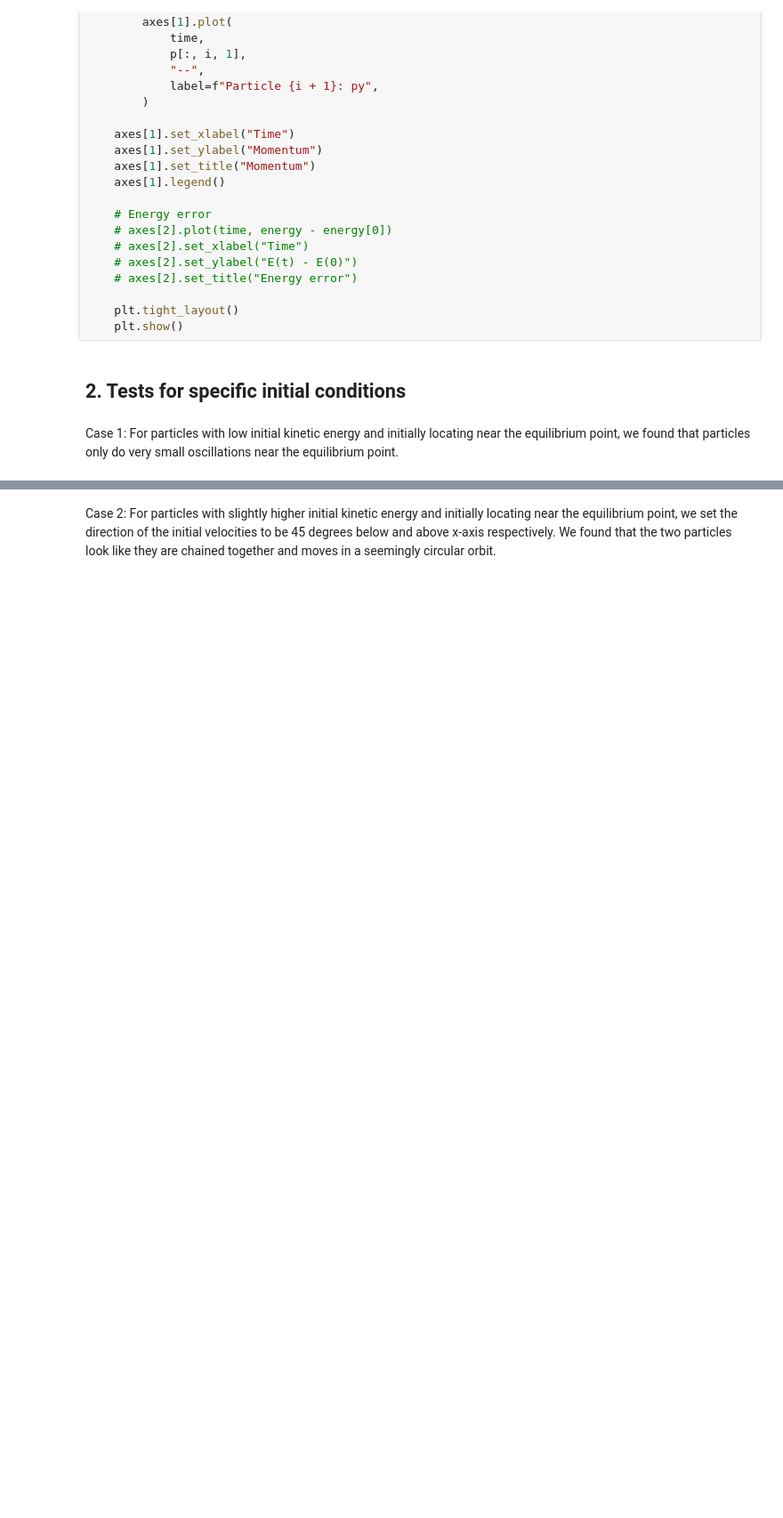
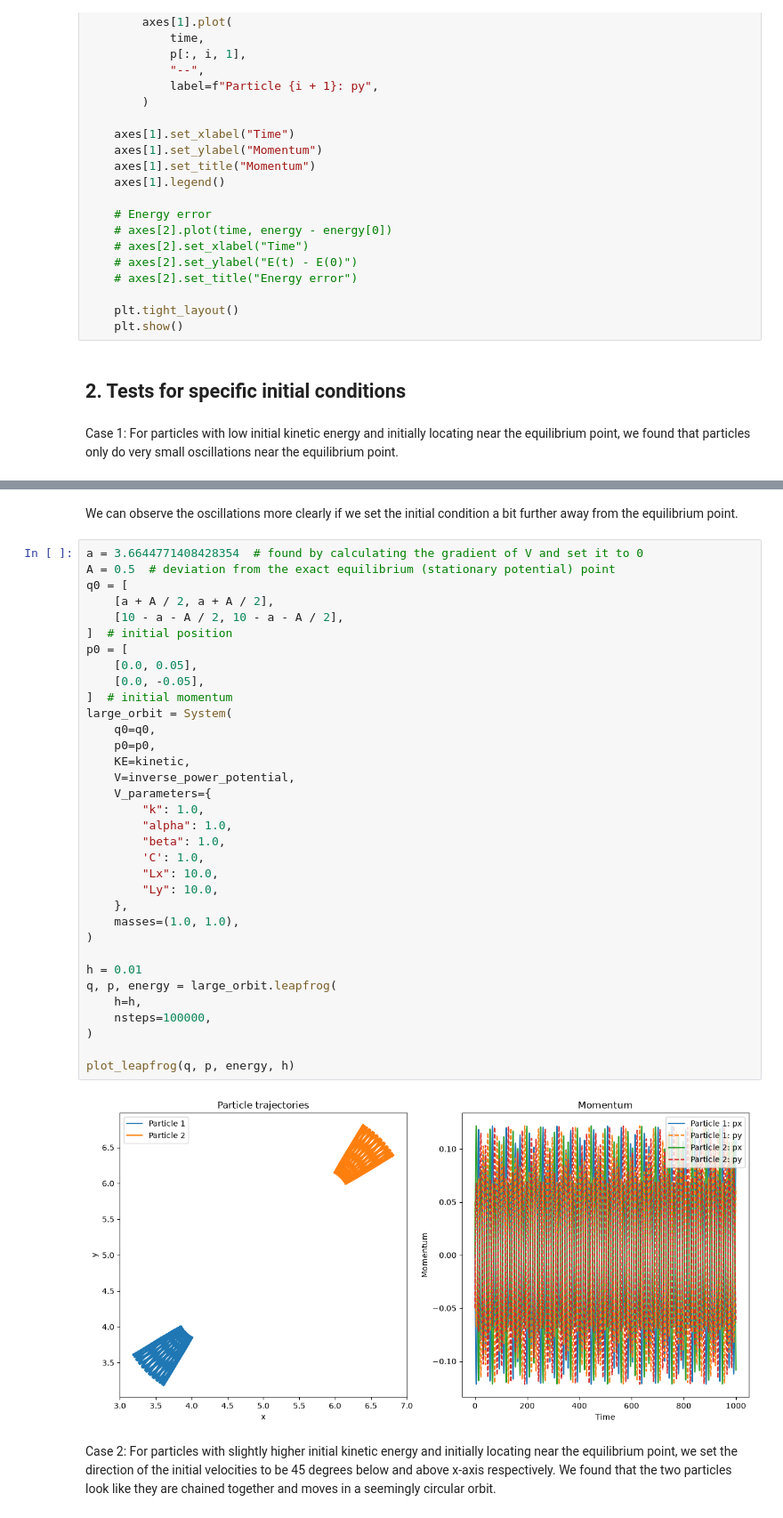
Before and after one commit to jiajunwu1729/2particle-numerics, a Jupyter notebook: report01.ipynb, the cells around one changed output, grey strips where cells are left out. Shown at 89% size. Drawn from its saved outputs; the diff is of its cells as text; blank space fills up the shorter version.

```diff
--- a/report01.ipynb
+++ b/report01.ipynb
@@ -201,6 +201,44 @@ q, p, energy = large_orbit.leapfrog(
 plot_leapfrog(q, p, energy, h)
 # %% [output]
 [figure]
+# %% [markdown]
+We can observe the oscillations more clearly if we set the initial condition a bit further away from the equilibrium point.
+# %%
+a = 3.6644771408428354  # found by calculating the gradient of V and set it to 0
+A = 0.5  # deviation from the exact equilibrium (stationary potential) point
+q0 = [
+    [a + A / 2, a + A / 2],
+    [10 - a - A / 2, 10 - a - A / 2],
+]  # initial position
+p0 = [
+    [0.0, 0.05],
+    [0.0, -0.05],
+]  # initial momentum
+large_orbit = System(
+    q0=q0,
+    p0=p0,
+    KE=kinetic,
+    V=inverse_power_potential,
+    V_parameters={
+        "k": 1.0,
+        "alpha": 1.0,
+        "beta": 1.0,
+        'C': 1.0,
+        "Lx": 10.0,
+        "Ly": 10.0,
+    },
+    masses=(1.0, 1.0),
+)
+
+h = 0.01
+q, p, energy = large_orbit.leapfrog(
+    h=h,
+    nsteps=100000,
+)
+
+plot_leapfrog(q, p, energy, h)
+# %% [output]
+[figure, added]
 # %% [markdown]
 Case 2: For particles with slightly higher initial kinetic energy and initially locating near the equilibrium point, we set the direction of the initial velocities to be 45 degrees below and above x-axis respectively. We found that the two particles look like they are chained together and moves in a seemingly circular orbit.
 # %%
```
Also changed, not shown: parts of 4 cells of this notebook.
